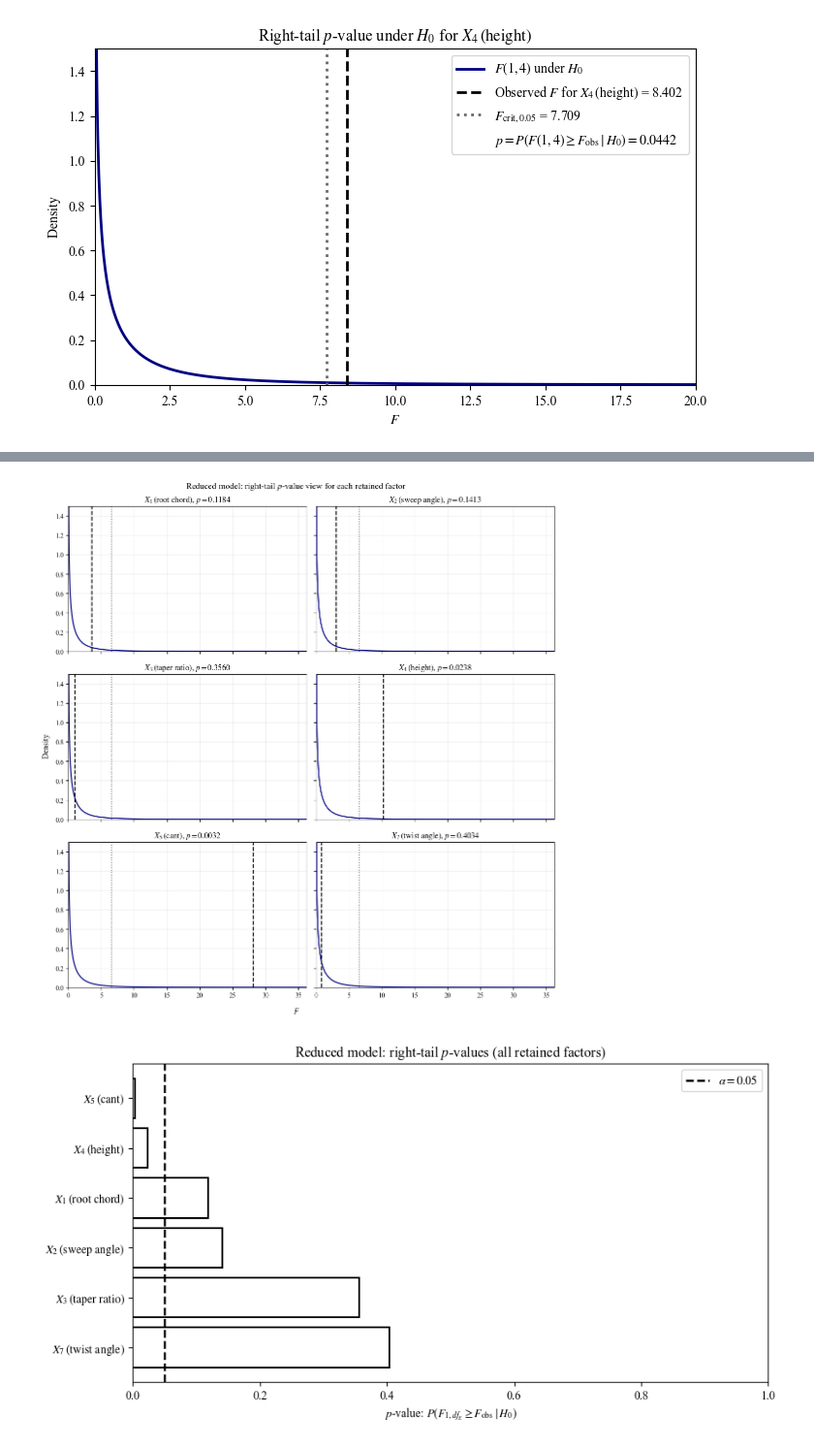
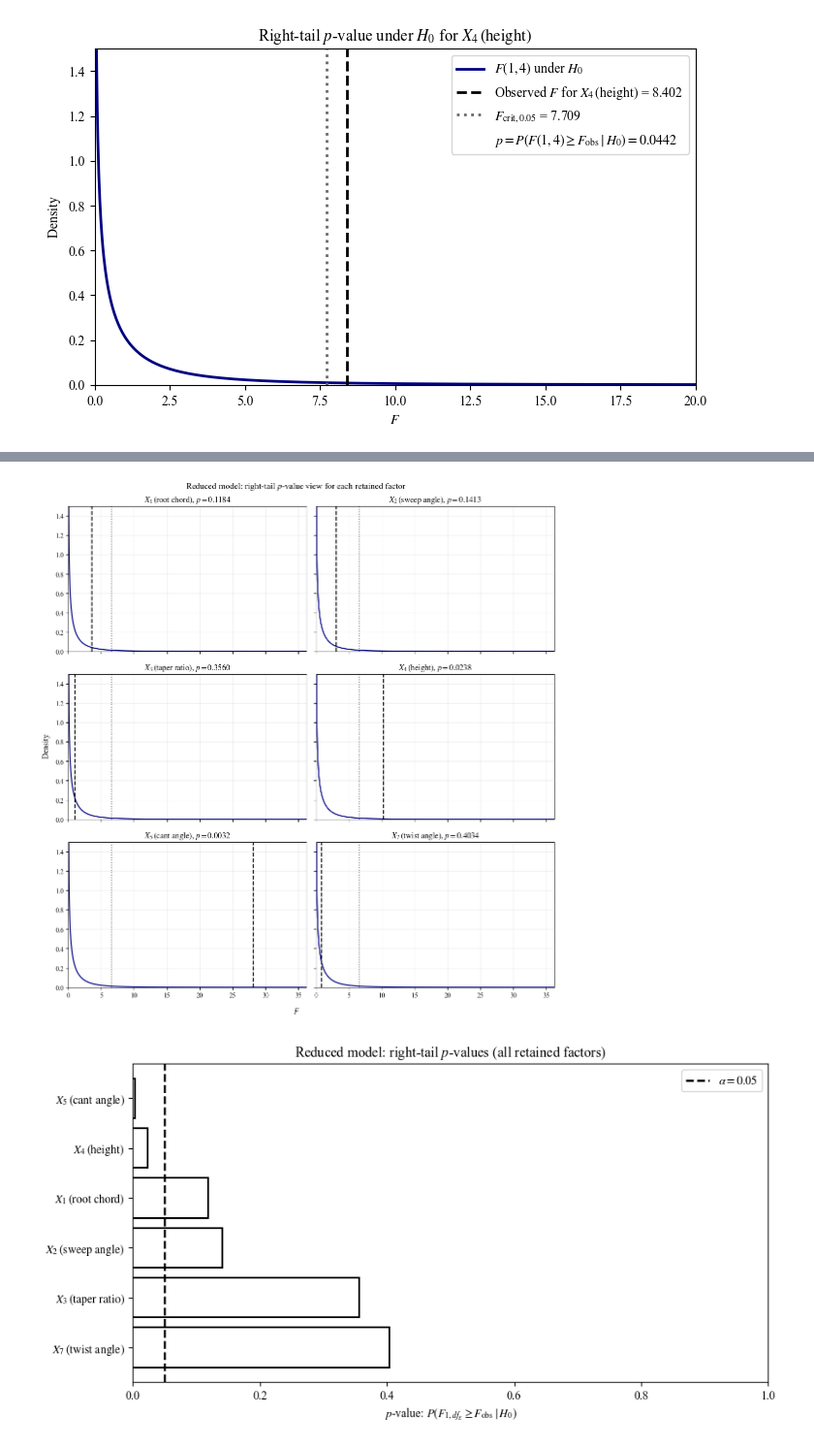
Before and after one commit to francescoperrelli/doe-project, a Jupyter notebook: content/pb_screening_anova_demo.ipynb, the cells around one changed output, grey strips where cells are left out. Shown at 97% size. Drawn from its saved outputs; the diff is of its cells as text; code cells hidden in the pictures.

```diff
--- a/content/pb_screening_anova_demo.ipynb
+++ b/content/pb_screening_anova_demo.ipynb
@@ -93,7 +70,7 @@ Interpretation notes:
 You can replace the $C_D$ values with another dataset and rerun all cells to reproduce the same inferential pipeline on new observations.
 # %%
 # Coded 12-run PB design used in the paper
-factors = ["X1_root_chord", "X2_sweep_angle", "X3_taper_ratio", "X4_height", "X5_cant", "X6_toe_angle", "X7_twist_angle"]
+factors = ["X1_root_chord", "X2_sweep_angle", "X3_taper_ratio", "X4_height", "X5_cant_angle", "X6_toe_angle", "X7_twist_angle"]
 
 coded = np.array([
     [ -1,  -1,  -1,   1,   1,   1,  -1],  #1
@@ -837,26 +912,15 @@ else:
 
         # ---------- 2) One right-tail p-value plot with all retained factors ----------
         pvals_reduced = reduced_df[["factor", "p_value"]].copy().sort_values("p_value", ascending=True)
-        ypos = np.arange(len(pvals_reduced))
-        ylabels = [factor_to_tex(name, wrap_math=True) for name in pvals_reduced["factor"]]
-
-        plt.figure(figsize=(9, 4.8))
-        plt.barh(
-            ypos,
-            pvals_reduced["p_value"],
-            facecolor="none",
-            edgecolor="black",
-            linewidth=1.5
+        plot_pvalue_barh(
+            pvals_reduced,
+            value_col="p_value",
+            title=r"Reduced model: right-tail $p$-values (all retained factors)",
+            xlabel=r"$p$-value: $P(F_{1,df_E} \geq F_{\mathrm{obs}} \mid H_0)$",
+            hollow=True,
+            alpha_line=0.05,
+            figsize=(9, 4.8),
         )
-        plt.axvline(0.05, color="black", linestyle="--", linewidth=1.8, label=r"$\alpha=0.05$")
-        plt.yticks(ypos, ylabels)
-        plt.gca().invert_yaxis()
-        plt.xlabel(r"$p$-value: $P(F_{1,df_E} \geq F_{\mathrm{obs}} \mid H_0)$")
-        plt.title(r"Reduced model: right-tail $p$-values (all retained factors)")
-        plt.xlim(0, 1)
-        plt.legend()
-        plt.tight_layout()
-        plt.show()
 
         # ---------- 3) Pareto chart for reduced model ----------
         from scipy.stats import t as t_dist
@@ -865,59 +929,38 @@ else:
 
         pareto_reduced = reduced_df[["factor", "F"]].copy()
         pareto_reduced["std_effect"] = np.sqrt(pareto_reduced["F"])
         pareto_reduced = pareto_reduced.sort_values("std_effect", ascending=False)
-        ylabels_pareto = [factor_to_tex(name, wrap_math=True) for name in pareto_reduced["factor"]]
-
-        plt.figure(figsize=(8.5, 4.8))
-        y_pos = np.arange(len(pareto_reduced))
-        plt.barh(
-            y_pos,
-            pareto_reduced["std_effect"],
-            facecolor="none",
-            edgecolor="black",
-            linewidth=1.5
+        plot_pareto_std_effects(
+            pareto_reduced,
+            t_crit=t_crit_reduced,
+            title=r"Reduced model: Pareto chart of standardized effects",
+            subtitle=r"($\alpha=0.05$)",
+            figsize=(8.5, 4.8),
         )
-        plt.yticks(y_pos, ylabels_pareto)
-        plt.gca().invert_yaxis()
-        plt.axvline(t_crit_reduced, color="#ff6b6b", linestyle="--", linewidth=1.8)
-        plt.text(
-            t_crit_reduced + 0.05,
-            min(len(pareto_reduced) - 1, 1),
-            rf"${t_crit_reduced:.3f}$",
-            color="#ff6b6b",
-            va="center",
-            ha="left",
-            fontweight="bold"
-        )
-        plt.xlabel(r"Standardized effect ($|t|$)")
-        plt.title(r"Reduced model: Pareto chart of standardized effects" + "\n" + r"($\alpha=0.05$)")
-        plt.xlim(0, max(float(pareto_reduced["std_effect"].max()) * 1.12, t_crit_reduced * 1.15))
-        plt.tight_layout()
-        plt.show()
 
         # ---------- 4) Extra plot: full vs reduced model p-value comparison ----------
         model_comp_plot = pd.DataFrame([
             {"model": "Full", "p_model": float(p_model)},
             {"model": "Reduced", "p_model": float(p_model_reduced)}
         ])
 
         plt.figure(figsize=(6.8, 4.2))
         plt.bar(
             model_comp_plot["model"],
             model_comp_plot["p_model"],
             facecolor="none",
             edgecolor=["#444444", "#1f77b4"],
             linewidth=2
         )
         plt.axhline(0.05, color="black", linestyle="--", linewidth=1.5, label=r"$\alpha=0.05$")
         for i, val in enumerate(model_comp_plot["p_model"]):
             plt.text(i, val + 0.01, rf"${val:.4f}$", ha="center")
         plt.ylim(0, max(0.08, float(model_comp_plot["p_model"].max()) + 0.04))
         plt.ylabel(r"Model $p$-value")
         plt.title(r"Full vs reduced model significance")
         plt.legend()
         plt.tight_layout()
         plt.show()
 # %% [output]
-[figure, old version]
+[figure, new version]
-[figure, old version]
+[figure, new version]
```
Also changed, not shown: parts of 12 cells of this notebook.
